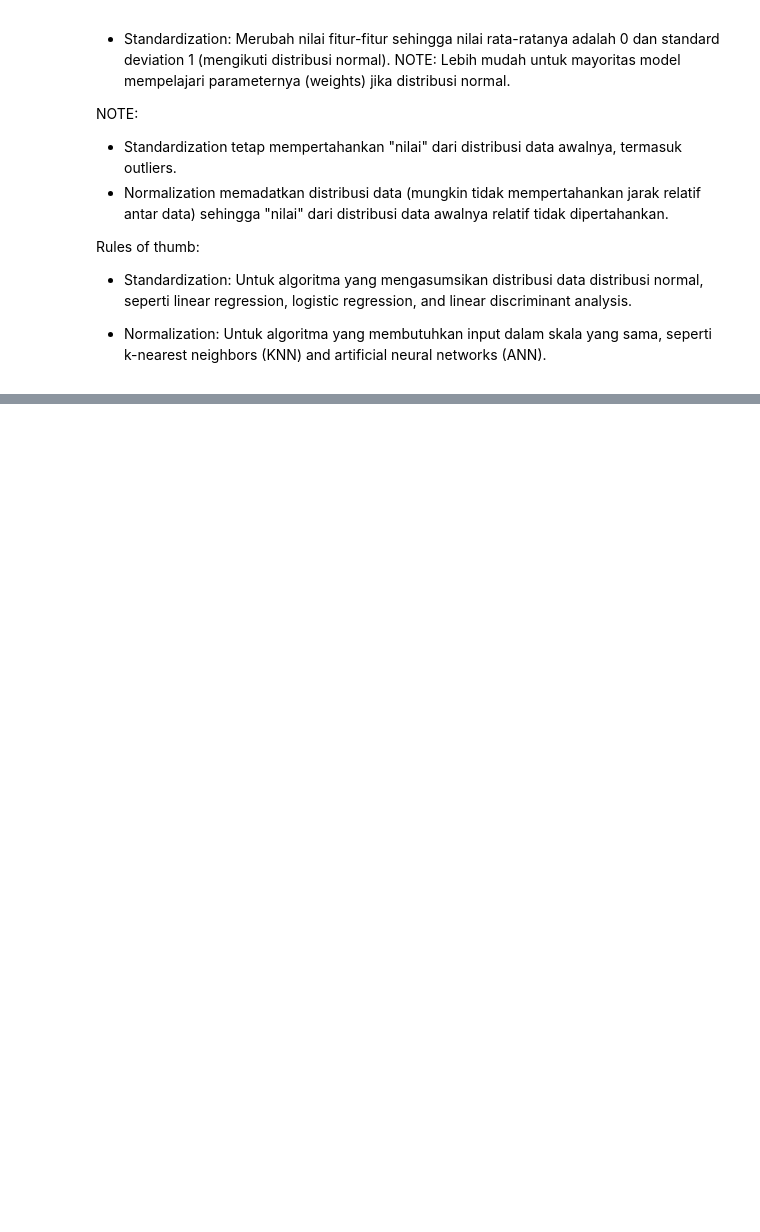
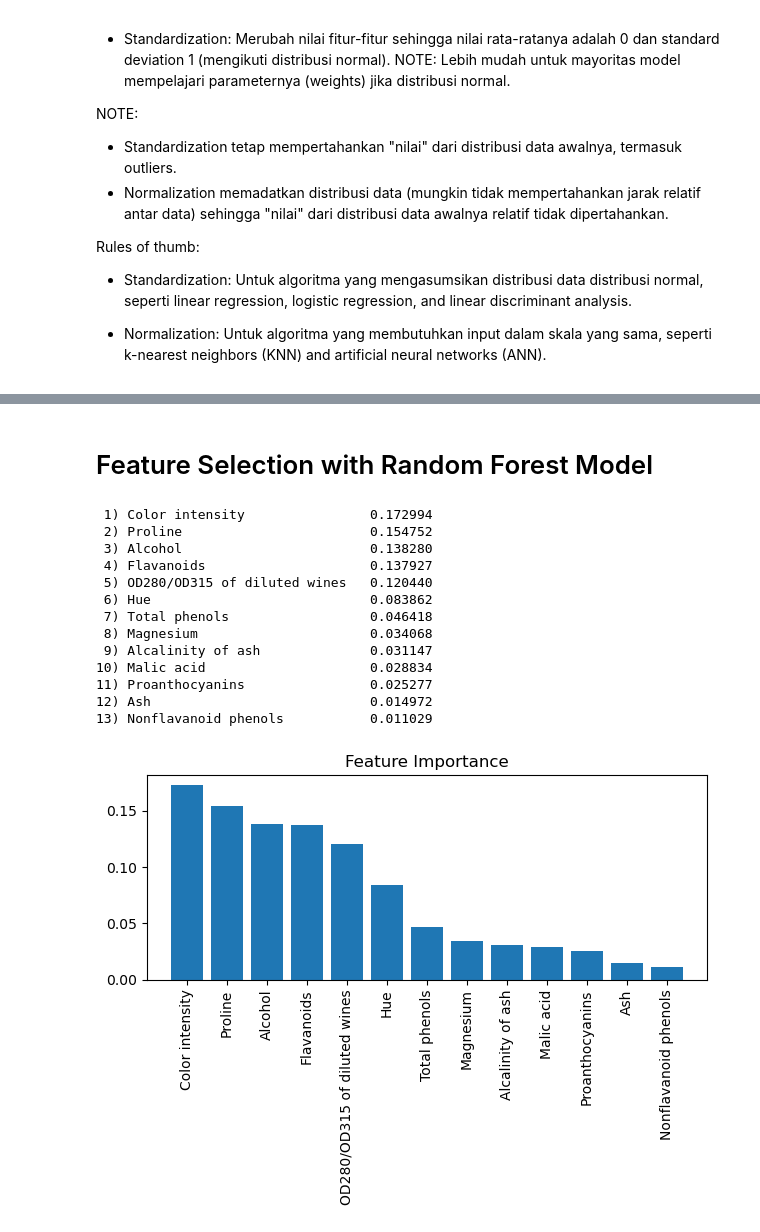
Before and after one commit to bahategar/Preparation, a Jupyter notebook: MachineLearning/Python_ML-packt/4-Data_preprocessing.ipynb, the cells around one changed output, grey strips where cells are left out. Saved outputs shown, nothing was run; the diff lists cells and outputs as text; code cells hidden in the pictures; blank space fills up the shorter version.

```diff
--- a/MachineLearning/Python_ML-packt/4-Data_preprocessing.ipynb
+++ b/MachineLearning/Python_ML-packt/4-Data_preprocessing.ipynb
@@ -278,0 +388,41 @@ X_test_std = stdsc.transform(X_test)
+# %% [markdown]
+# Feature Selection with Random Forest Model
+# %%
+from sklearn.ensemble import RandomForestClassifier
+
+feat_labels = df_wine.columns[1:]
+forest = RandomForestClassifier(n_estimators=500,
+                                random_state=1)
+forest.fit(X_train, y_train)
+importances = forest.feature_importances_
+indices = np.argsort(importances)[::-1]
+
+for f in range(X_train.shape[1]):
+    print("%2d) %-*s %f" % (f + 1, 30,
+                            feat_labels[indices[f]],
+                            importances[indices[f]]))
+
+plt.title("Feature Importance")
+plt.bar(range(X_train.shape[1]),
+        importances[indices],
+        align='center')
+plt.xticks(range(X_train.shape[1]),
+           feat_labels[indices],
+           rotation=90)
+plt.xlim([-1, X_train.shape[1]])
+plt.tight_layout()
+# %% [output]
+ 1) Color intensity                0.172994
+ 2) Proline                        0.154752
+ 3) Alcohol                        0.138280
+ 4) Flavanoids                     0.137927
+ 5) OD280/OD315 of diluted wines   0.120440
+ 6) Hue                            0.083862
+ 7) Total phenols                  0.046418
+ 8) Magnesium                      0.034068
+ 9) Alcalinity of ash              0.031147
+10) Malic acid                     0.028834
+11) Proanthocyanins                0.025277
+12) Ash                            0.014972
+13) Nonflavanoid phenols           0.011029
+[figure, added]
```
Also changed, not shown: parts of 5 cells of this notebook, 1 other file.
